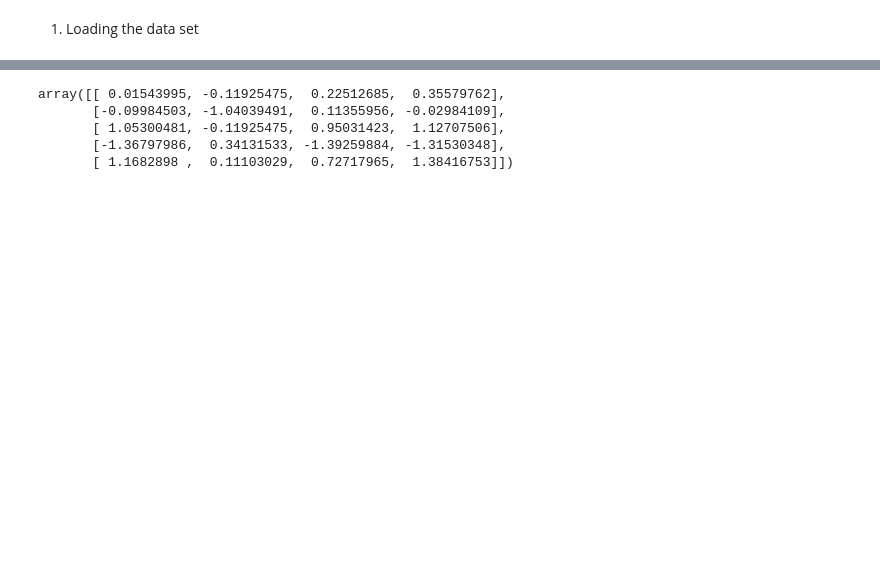
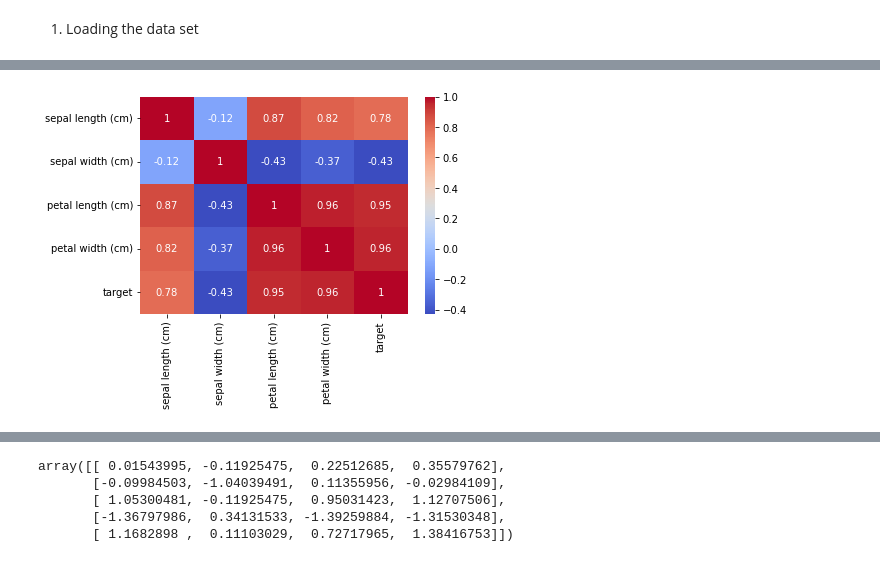
Before and after one commit to roiyeho/medium, a Jupyter notebook: scikit_learn_intro/ClassificationExample.ipynb, the cells around one changed output, grey strips where cells are left out. Saved outputs shown, nothing was run; the diff lists cells and outputs as text; code cells hidden in the pictures; blank space fills up the shorter version.

Commit message:
Added more EDA to the Iris data set

```diff
--- a/scikit_learn_intro/ClassificationExample.ipynb
+++ b/scikit_learn_intro/ClassificationExample.ipynb
@@ -8,7 +11,4 @@ import numpy as np
 # %%
 from sklearn.datasets import load_iris
 
-iris = load_iris()
-
-X = iris.data
-y = iris.target
+X, y = load_iris(as_frame=True, return_X_y=True)
@@ -32,0 +40,6 @@ df.head()
+# %%
+df = pd.concat([X, y], axis=1)  # Merge the features and the label to one data frame
+sns.heatmap(df.corr(), annot=True, cmap='coolwarm')
+plt.savefig('figures/iris_corr_heatmap.pdf', bbox_inches='tight')
+# %% [output]
+[figure, added]
```
Also changed, not shown: parts of 32 cells of this notebook, 7 other files.
